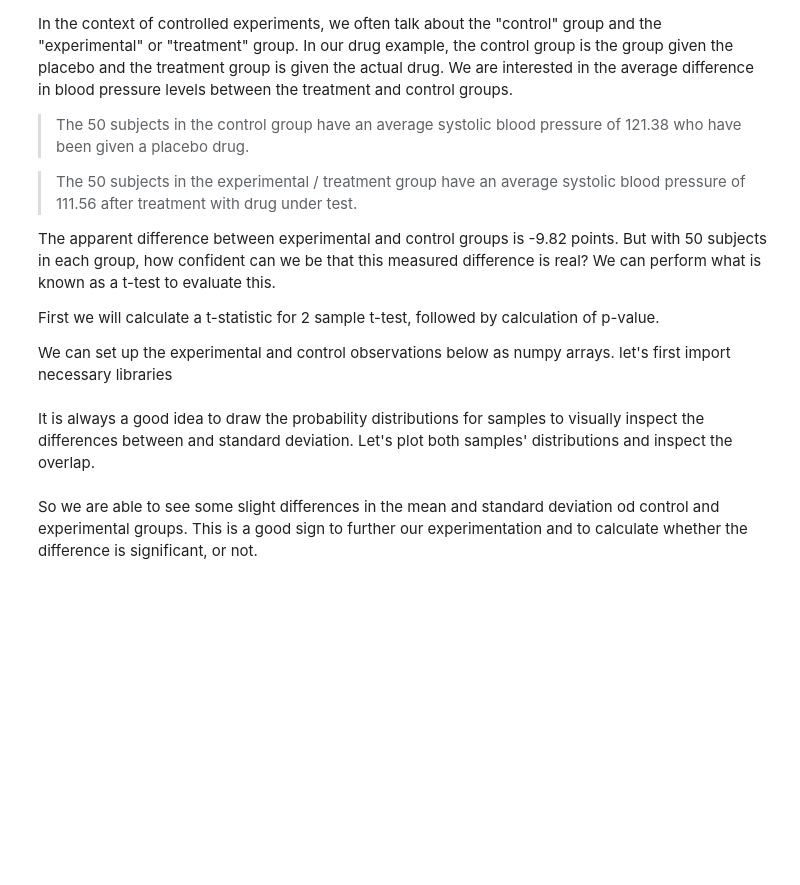
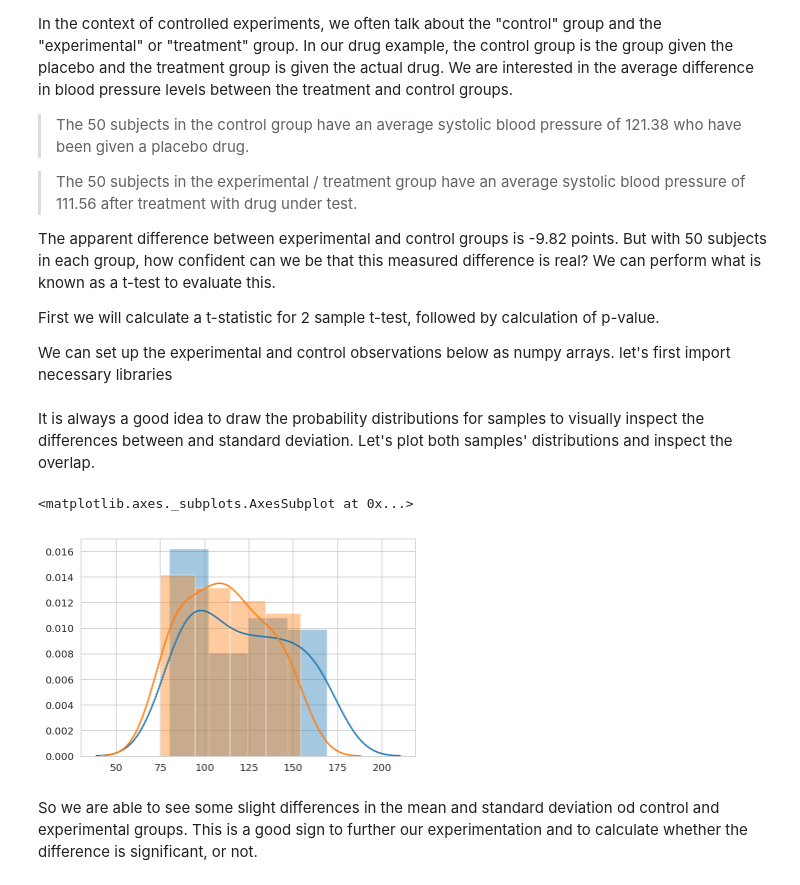
Before and after one commit to dlm6693/dsc-2-20-09-2-sample-t-tests-lab-nyc-ds-career-031119, a Jupyter notebook: index.ipynb, the cells around one changed output. Drawn from its saved outputs; the diff is of its cells as text; code cells hidden in the pictures; blank space fills up the shorter version.

```diff
--- a/index.ipynb
+++ b/index.ipynb
@@ -55,7 +55,11 @@ It is always a good idea to draw the probability distributions for samples to vi
 Let's plot both samples' distributions and inspect the overlap.
 # %%
 # Draw a plot showing overlapping of distribution means and sds for incpection
-sns.distplot(cont)
+sns.distplot(control)
+sns.distplot(experimental)
+# %% [output]
+<matplotlib.axes._subplots.AxesSubplot at 0x...>
+[figure, added]
 # %% [markdown]
 So we are able to see some slight differences in the mean and standard deviation od control and experimental groups. This is a good sign to further our experimentation and to calculate whether the difference is significant, or not.
 # %% [markdown]
```
